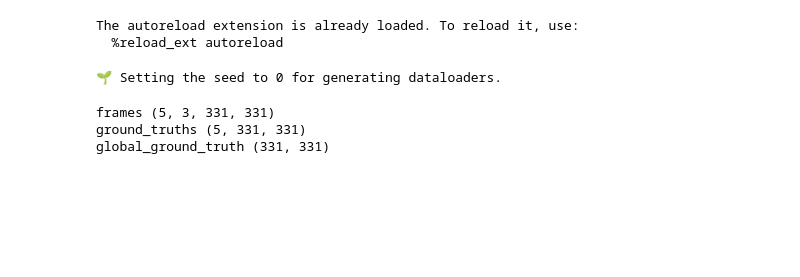
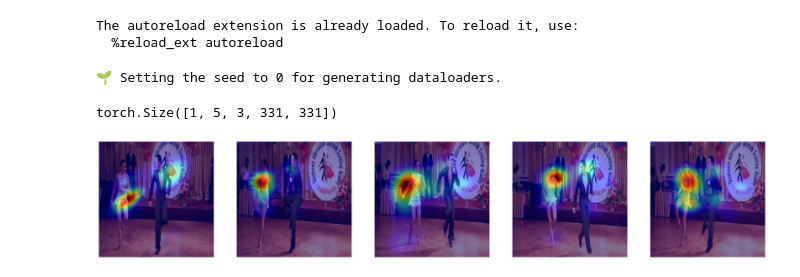
Before and after one commit to ArnaudPoletto/cs-599-window-views-visual-attention-deep-learning, a Jupyter notebook: notebooks/dhf1k_dataset.ipynb, the cells around one changed output. Saved outputs shown, nothing was run; the diff lists cells and outputs as text; code cells hidden in the pictures; blank space fills up the shorter version.

```diff
--- a/notebooks/dhf1k_dataset.ipynb
+++ b/notebooks/dhf1k_dataset.ipynb
@@ -37,9 +37,20 @@ train_loader, val_loader, test_loader = get_dataloaders(
 )
 # %% [output]
 🌱 Setting the seed to 0 for generating dataloaders.
-# %%
-sample = next(iter(train_loader))
-# %% [output]
-frames (5, 3, 331, 331)
-ground_truths (5, 331, 331)
-global_ground_truth (331, 331)
+# %%
+sample = next(iter(train_loader))
+frames, ground_truths, global_ground_truth = sample
+
+print(frames.shape)
+
+from matplotlib import pyplot as plt
+plt.figure(figsize=(30, 10))
+for i in range(5):
+    plt.subplot(1, 5, i + 1)
+    plt.imshow(frames[0][i].permute(1, 2, 0))
+    plt.imshow(ground_truths[0][i], alpha=0.5, cmap="jet")
+    plt.axis("off")
+plt.show()
+# %% [output]
+torch.Size([1, 5, 3, 331, 331])
+[figure, added]
```
Also changed, not shown: 2 other files.
